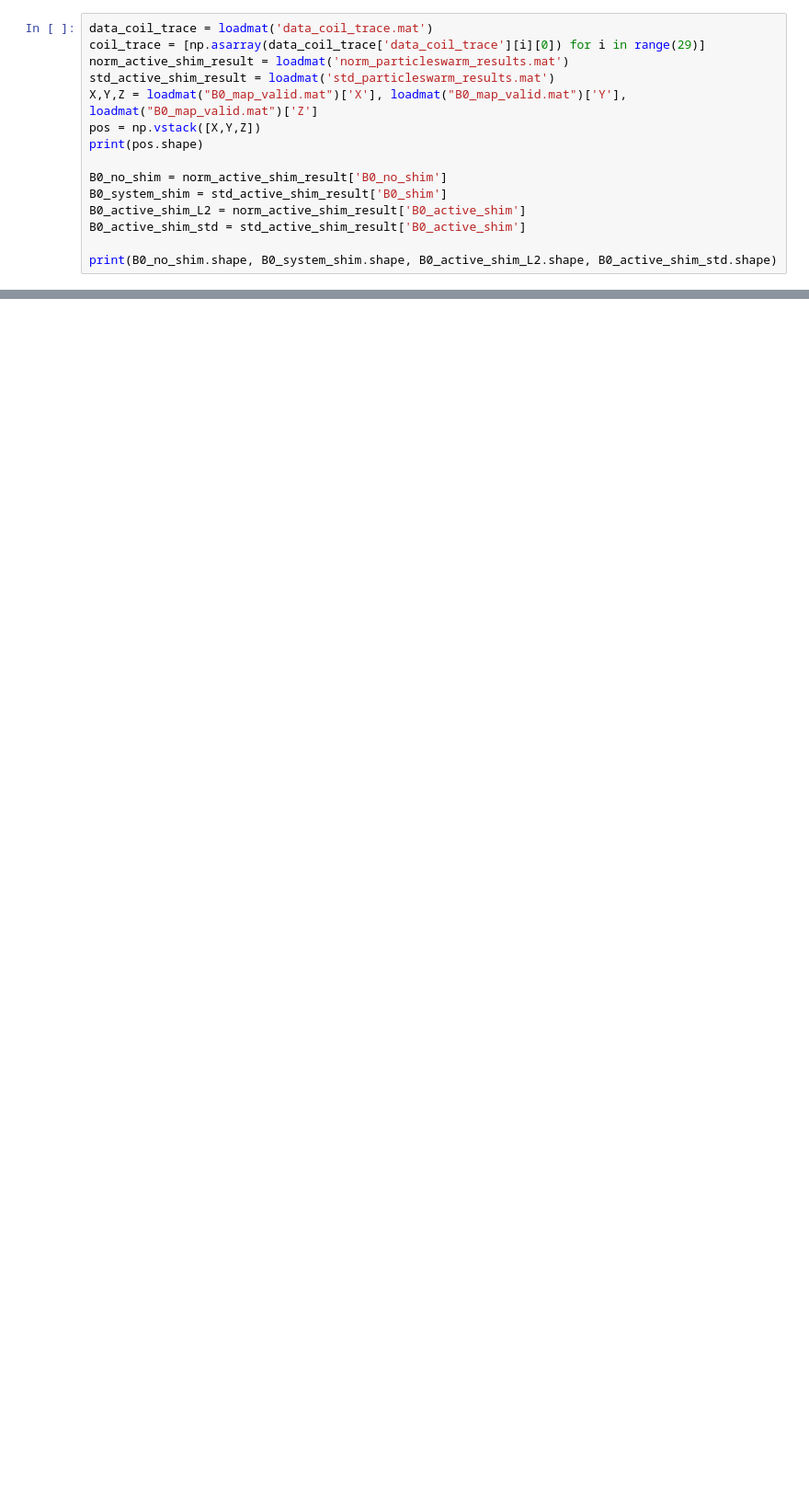
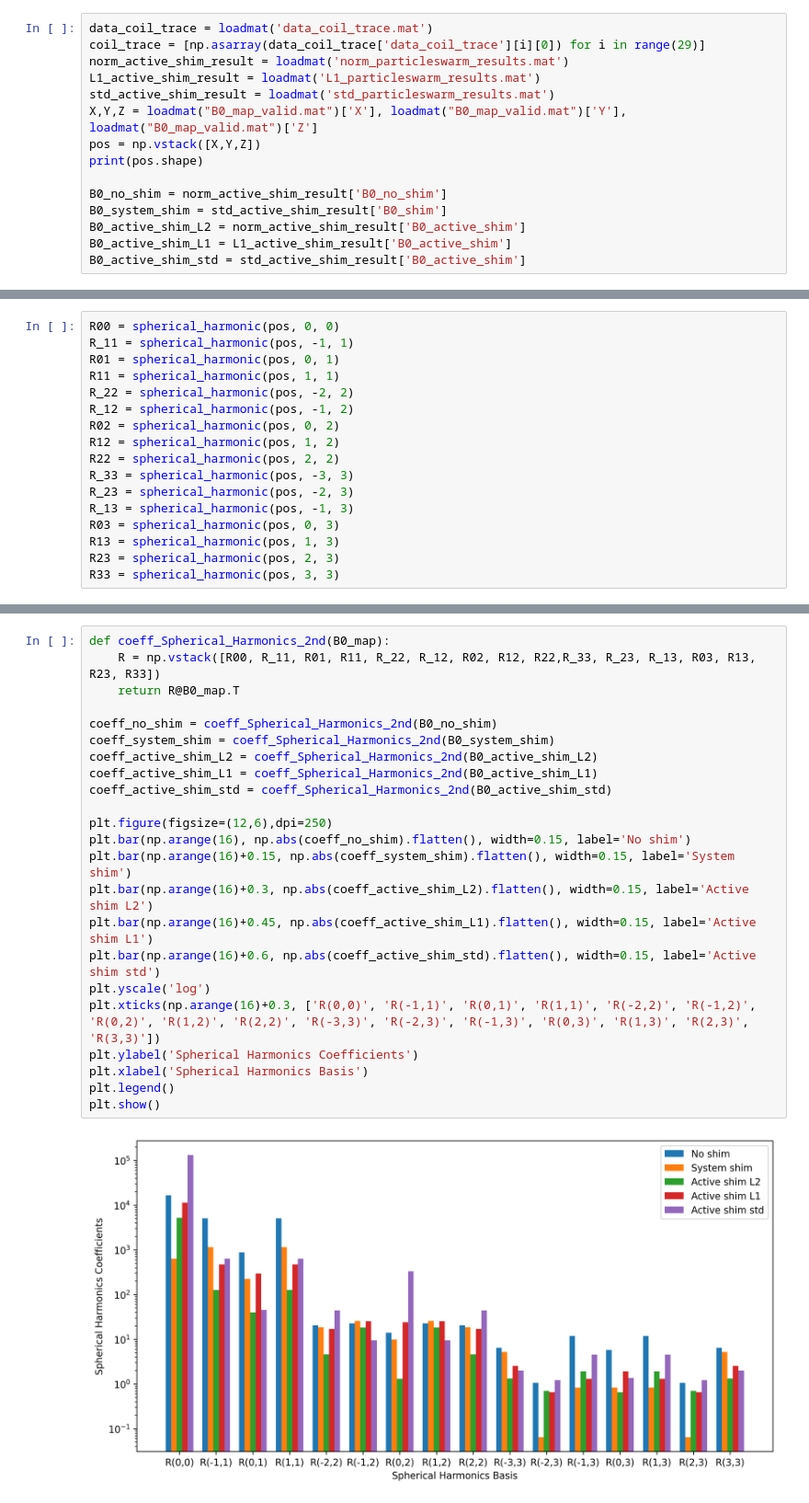
Before and after one commit to bughht/MRI_System_Design, a Jupyter notebook: HW3_SH.ipynb, the cells around one changed output, grey strips where cells are left out. Shown at 92% size. Saved outputs shown, nothing was run; the diff lists cells and outputs as text; blank space fills up the shorter version.

```diff
--- a/HW3_SH.ipynb
+++ b/HW3_SH.ipynb
@@ -24,6 +25,7 @@ def spherical_harmonic(pos, ord, deg):
 data_coil_trace = loadmat('data_coil_trace.mat')
 coil_trace = [np.asarray(data_coil_trace['data_coil_trace'][i][0]) for i in range(29)]
 norm_active_shim_result = loadmat('norm_particleswarm_results.mat')
+L1_active_shim_result = loadmat('L1_particleswarm_results.mat')
 std_active_shim_result = loadmat('std_particleswarm_results.mat')
 X,Y,Z = loadmat("B0_map_valid.mat")['X'], loadmat("B0_map_valid.mat")['Y'], loadmat("B0_map_valid.mat")['Z']
 pos = np.vstack([X,Y,Z])
@@ -32,8 +34,7 @@ print(pos.shape)
 B0_no_shim = norm_active_shim_result['B0_no_shim']
 B0_system_shim = std_active_shim_result['B0_shim']
 B0_active_shim_L2 = norm_active_shim_result['B0_active_shim']
+B0_active_shim_L1 = L1_active_shim_result['B0_active_shim']
 B0_active_shim_std = std_active_shim_result['B0_active_shim']
-
-print(B0_no_shim.shape, B0_system_shim.shape, B0_active_shim_L2.shape, B0_active_shim_std.shape)
 # %% [output]
 (3, 620785)
@@ -66,0 +41,17 @@ plt.show()
+# %%
+R00 = spherical_harmonic(pos, 0, 0)
+R_11 = spherical_harmonic(pos, -1, 1)
+R01 = spherical_harmonic(pos, 0, 1)
+R11 = spherical_harmonic(pos, 1, 1)
+R_22 = spherical_harmonic(pos, -2, 2)
+R_12 = spherical_harmonic(pos, -1, 2)
+R02 = spherical_harmonic(pos, 0, 2)
+R12 = spherical_harmonic(pos, 1, 2)
+R22 = spherical_harmonic(pos, 2, 2)
+R_33 = spherical_harmonic(pos, -3, 3)
+R_23 = spherical_harmonic(pos, -2, 3)
+R_13 = spherical_harmonic(pos, -1, 3)
+R03 = spherical_harmonic(pos, 0, 3)
+R13 = spherical_harmonic(pos, 1, 3)
+R23 = spherical_harmonic(pos, 2, 3)
+R33 = spherical_harmonic(pos, 3, 3)
@@ -66,0 +223,25 @@ plt.show()
+# %%
+def coeff_Spherical_Harmonics_2nd(B0_map):
+    R = np.vstack([R00, R_11, R01, R11, R_22, R_12, R02, R12, R22,R_33, R_23, R_13, R03, R13, R23, R33])
+    return R@B0_map.T
+
+coeff_no_shim = coeff_Spherical_Harmonics_2nd(B0_no_shim)
+coeff_system_shim = coeff_Spherical_Harmonics_2nd(B0_system_shim)
+coeff_active_shim_L2 = coeff_Spherical_Harmonics_2nd(B0_active_shim_L2)
+coeff_active_shim_L1 = coeff_Spherical_Harmonics_2nd(B0_active_shim_L1)
+coeff_active_shim_std = coeff_Spherical_Harmonics_2nd(B0_active_shim_std)
+
+plt.figure(figsize=(12,6),dpi=250)
+plt.bar(np.arange(16), np.abs(coeff_no_shim).flatten(), width=0.15, label='No shim')
+plt.bar(np.arange(16)+0.15, np.abs(coeff_system_shim).flatten(), width=0.15, label='System shim')
+plt.bar(np.arange(16)+0.3, np.abs(coeff_active_shim_L2).flatten(), width=0.15, label='Active shim L2')
+plt.bar(np.arange(16)+0.45, np.abs(coeff_active_shim_L1).flatten(), width=0.15, label='Active shim L1')
+plt.bar(np.arange(16)+0.6, np.abs(coeff_active_shim_std).flatten(), width=0.15, label='Active shim std')
+plt.yscale('log')
+plt.xticks(np.arange(16)+0.3, ['R(0,0)', 'R(-1,1)', 'R(0,1)', 'R(1,1)', 'R(-2,2)', 'R(-1,2)', 'R(0,2)', 'R(1,2)', 'R(2,2)', 'R(-3,3)', 'R(-2,3)', 'R(-1,3)', 'R(0,3)', 'R(1,3)', 'R(2,3)', 'R(3,3)'])
+plt.ylabel('Spherical Harmonics Coefficients')
+plt.xlabel('Spherical Harmonics Basis')
+plt.legend()
+plt.show()
+# %% [output]
+[figure, added]
```
Also changed, not shown: parts of 6 cells of this notebook, 4 other files.
